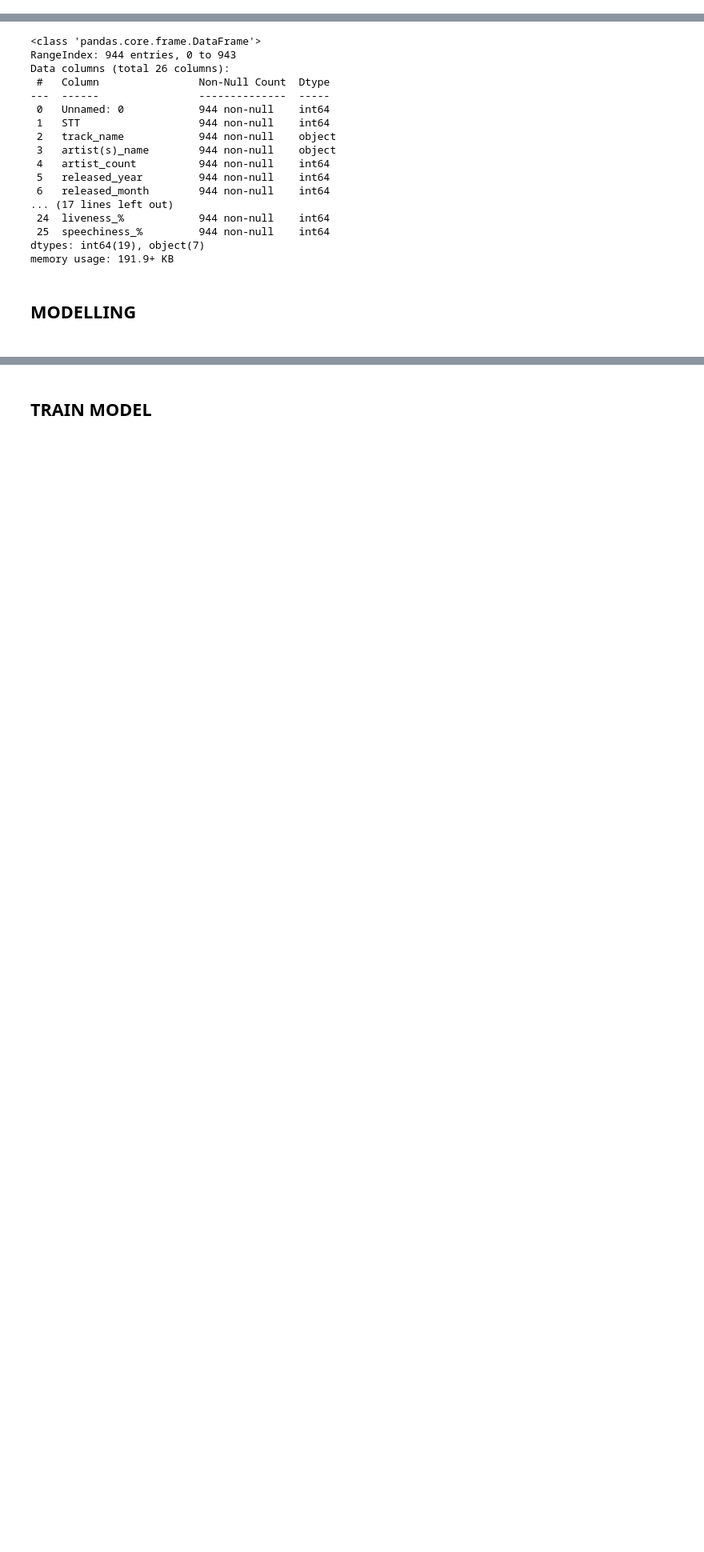
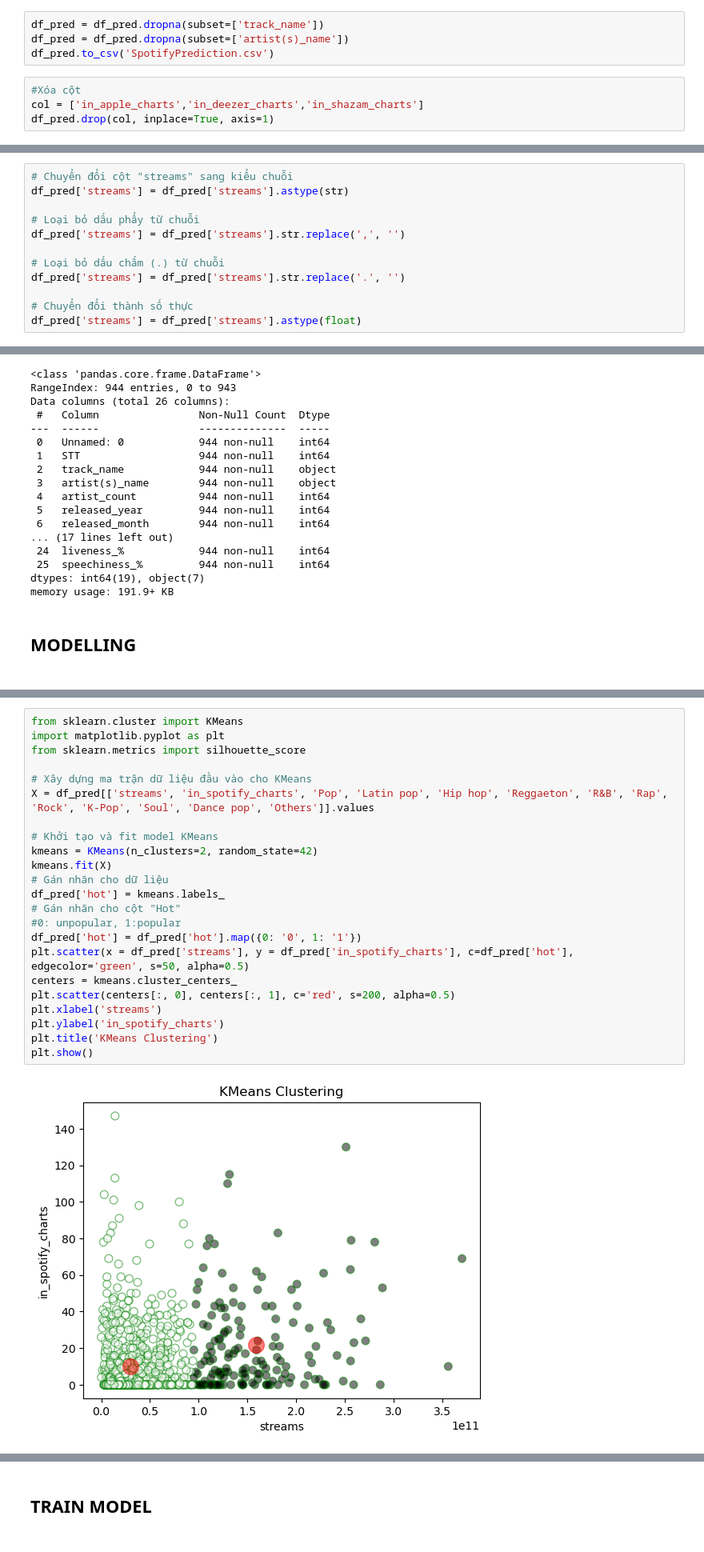
Before and after one commit to ngocmaj/PTDL, a Jupyter notebook: nhap.ipynb, the cells around one changed output, grey strips where cells are left out. Shown at 80% size. Cells and saved outputs as stored; diff of their text form; blank space fills up the shorter version.

```diff
--- a/nhap.ipynb
+++ b/nhap.ipynb
@@ -348,0 +376,8 @@ df_pred.head(1000)
+# %%
+df_pred = df_pred.dropna(subset=['track_name'])
+df_pred = df_pred.dropna(subset=['artist(s)_name'])
+df_pred.to_csv('SpotifyPrediction.csv')
+# %%
+#Xóa cột
+col = ['in_apple_charts','in_deezer_charts','in_shazam_charts']
+df_pred.drop(col, inplace=True, axis=1)
@@ -349,3 +386,15 @@ df_pred.head(1000)
+# %%
+# Chuyển đổi cột "streams" sang kiểu chuỗi
+df_pred['streams'] = df_pred['streams'].astype(str)
+
+# Loại bỏ dấu phẩy từ chuỗi
+df_pred['streams'] = df_pred['streams'].str.replace(',', '')
+
+# Loại bỏ dấu chấm (.) từ chuỗi
+df_pred['streams'] = df_pred['streams'].str.replace('.', '')
+
+# Chuyển đổi thành số thực
+df_pred['streams'] = df_pred['streams'].astype(float)
 # %% [markdown]
 <h3>TRỰC QUAN HÓA DỮ LIỆU<h3>
 # %%
@@ -568,0 +609,25 @@ X_train.shape, X_test.shape, y_train.shape, y_test.shape
+# %%
+from sklearn.cluster import KMeans
+import matplotlib.pyplot as plt
+from sklearn.metrics import silhouette_score
+
+# Xây dựng ma trận dữ liệu đầu vào cho KMeans
+X = df_pred[['streams', 'in_spotify_charts', 'Pop', 'Latin pop', 'Hip hop', 'Reggaeton', 'R&B', 'Rap', 'Rock', 'K-Pop', 'Soul', 'Dance pop', 'Others']].values
+
+# Khởi tạo và fit model KMeans
+kmeans = KMeans(n_clusters=2, random_state=42)
+kmeans.fit(X)
+# Gán nhãn cho dữ liệu
+df_pred['hot'] = kmeans.labels_
+# Gán nhãn cho cột "Hot"
+#0: unpopular, 1:popular
+df_pred['hot'] = df_pred['hot'].map({0: '0', 1: '1'})
+plt.scatter(x = df_pred['streams'], y = df_pred['in_spotify_charts'], c=df_pred['hot'], edgecolor='green', s=50, alpha=0.5)
+centers = kmeans.cluster_centers_
+plt.scatter(centers[:, 0], centers[:, 1], c='red', s=200, alpha=0.5)
+plt.xlabel('streams')
+plt.ylabel('in_spotify_charts')
+plt.title('KMeans Clustering')
+plt.show()
+# %% [output]
+[figure, added]
```
Also changed, not shown: parts of 23 cells of this notebook.
